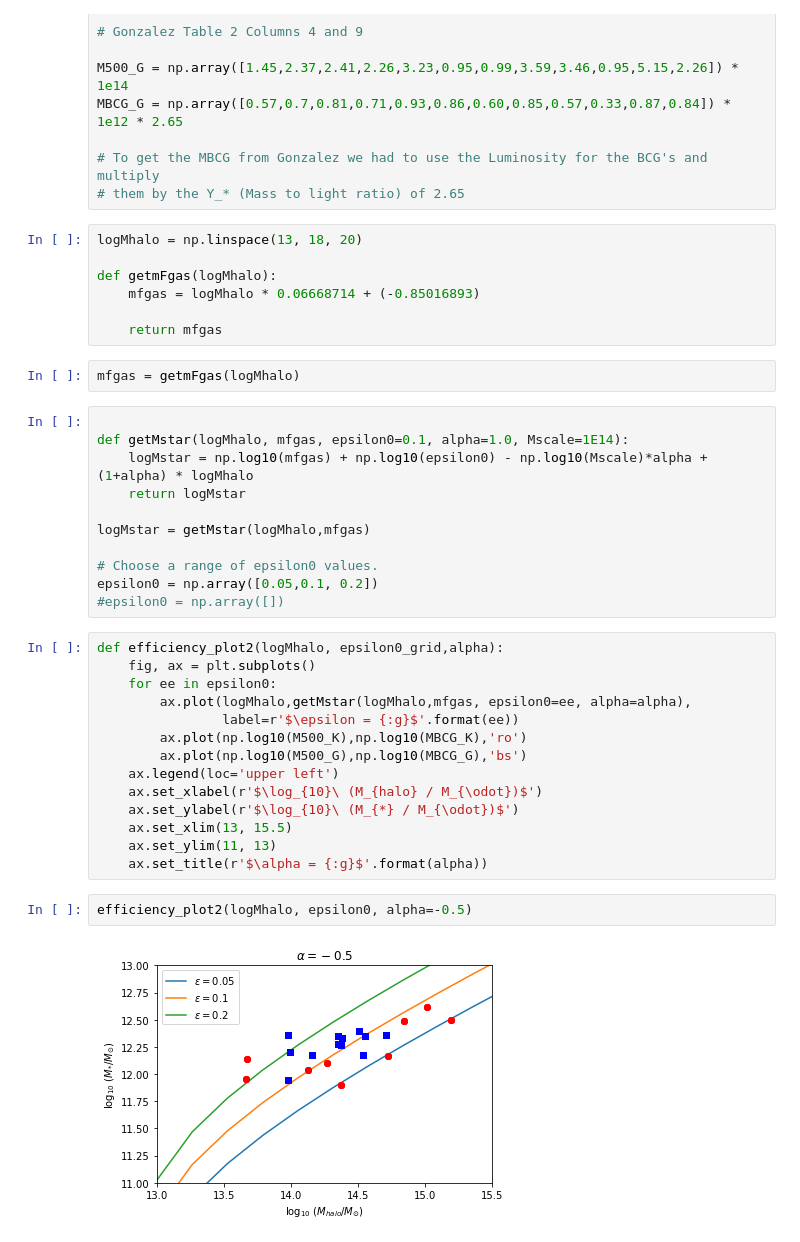
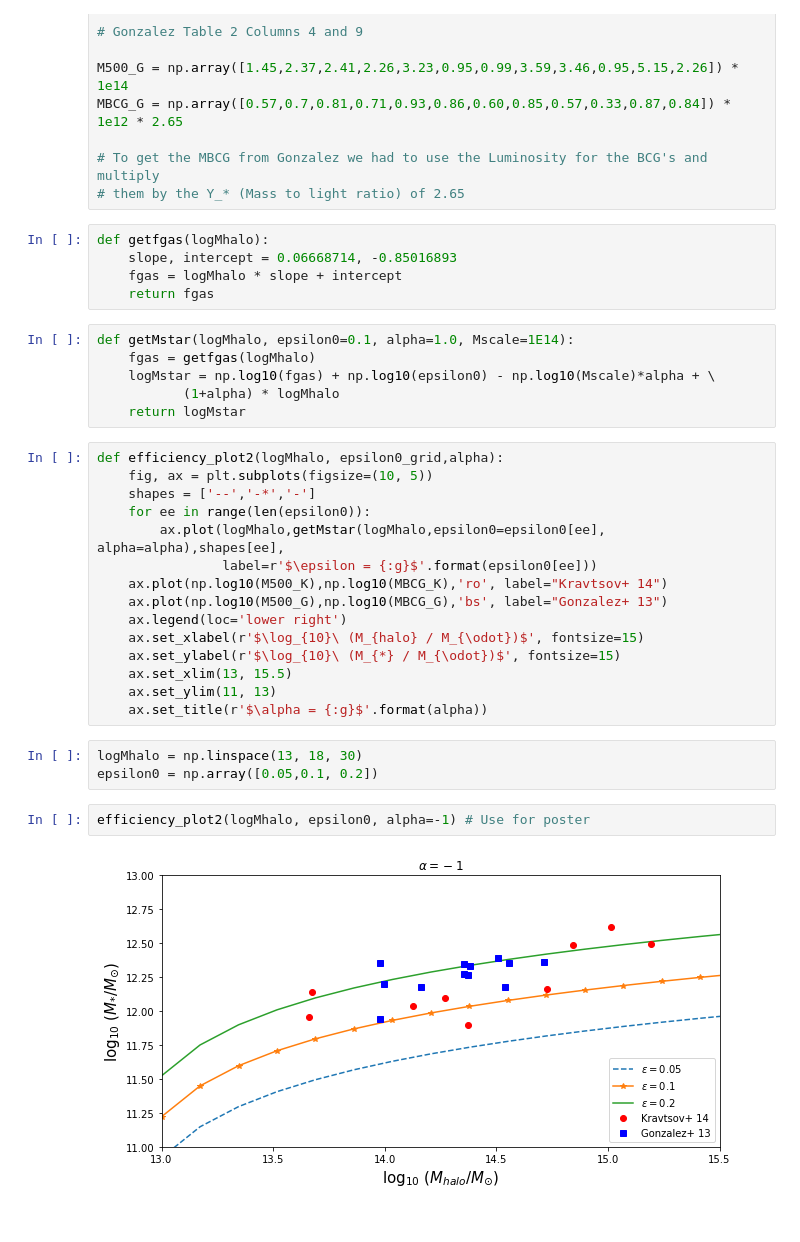
Before and after one commit to moustakas/siena-astrophysics, a Jupyter notebook: summer2017/daniel/Dan_Finnegan_Summer17.ipynb, the cells around one changed output. Saved outputs shown, nothing was run; the diff lists cells and outputs as text.

Commit message:
Plot updates for poster

```diff
--- a/summer2017/daniel/Dan_Finnegan_Summer17.ipynb
+++ b/summer2017/daniel/Dan_Finnegan_Summer17.ipynb
@@ -358,41 +351,36 @@ MBCG_G = np.array([0.57,0.7,0.81,0.71,0.93,0.86,0.60,0.85,0.57,0.33,0.87,0.84])
 
 # To get the MBCG from Gonzalez we had to use the Luminosity for the BCG's and multiply
 # them by the Y_* (Mass to light ratio) of 2.65
-# %%
-logMhalo = np.linspace(13, 18, 20)
-
-def getmFgas(logMhalo):
-    mfgas = logMhalo * 0.06668714 + (-0.85016893)
-
-    return mfgas
-# %%
-mfgas = getmFgas(logMhalo)
+# %%
+def getfgas(logMhalo):
+    slope, intercept = 0.06668714, -0.85016893
+    fgas = logMhalo * slope + intercept
+    return fgas
 # %%
-
-def getMstar(logMhalo, mfgas, epsilon0=0.1, alpha=1.0, Mscale=1E14):
-    logMstar = np.log10(mfgas) + np.log10(epsilon0) - np.log10(Mscale)*alpha + (1+alpha) * logMhalo
+def getMstar(logMhalo, epsilon0=0.1, alpha=1.0, Mscale=1E14):
+    fgas = getfgas(logMhalo)
+    logMstar = np.log10(fgas) + np.log10(epsilon0) - np.log10(Mscale)*alpha + \
+           (1+alpha) * logMhalo
     return logMstar
-
-logMstar = getMstar(logMhalo,mfgas)
-
-# Choose a range of epsilon0 values.
-epsilon0 = np.array([0.05,0.1, 0.2])
-#epsilon0 = np.array([])
 # %%
 def efficiency_plot2(logMhalo, epsilon0_grid,alpha):
-    fig, ax = plt.subplots()
-    for ee in epsilon0:
-        ax.plot(logMhalo,getMstar(logMhalo,mfgas, epsilon0=ee, alpha=alpha),
-                label=r'$\epsilon = {:g}$'.format(ee))
-        ax.plot(np.log10(M500_K),np.log10(MBCG_K),'ro')
-        ax.plot(np.log10(M500_G),np.log10(MBCG_G),'bs')
-    ax.legend(loc='upper left')
-    ax.set_xlabel(r'$\log_{10}\ (M_{halo} / M_{\odot})$')
-    ax.set_ylabel(r'$\log_{10}\ (M_{*} / M_{\odot})$')
+    fig, ax = plt.subplots(figsize=(10, 5))
+    shapes = ['--','-*','-']
+    for ee in range(len(epsilon0)):
+        ax.plot(logMhalo,getMstar(logMhalo,epsilon0=epsilon0[ee], alpha=alpha),shapes[ee],
+                label=r'$\epsilon = {:g}$'.format(epsilon0[ee]))
+    ax.plot(np.log10(M500_K),np.log10(MBCG_K),'ro', label="Kravtsov+ 14")
+    ax.plot(np.log10(M500_G),np.log10(MBCG_G),'bs', label="Gonzalez+ 13")
+    ax.legend(loc='lower right')
+    ax.set_xlabel(r'$\log_{10}\ (M_{halo} / M_{\odot})$', fontsize=15)
+    ax.set_ylabel(r'$\log_{10}\ (M_{*} / M_{\odot})$', fontsize=15)
     ax.set_xlim(13, 15.5)
     ax.set_ylim(11, 13)
     ax.set_title(r'$\alpha = {:g}$'.format(alpha))
+# %%
+logMhalo = np.linspace(13, 18, 30)
+epsilon0 = np.array([0.05,0.1, 0.2])
 # %%
-efficiency_plot2(logMhalo, epsilon0, alpha=-0.5)
+efficiency_plot2(logMhalo, epsilon0, alpha=-1) # Use for poster
 # %% [output]
-[figure, old version]
+[figure, new version]
```
Also changed, not shown: parts of 12 cells of this notebook.
